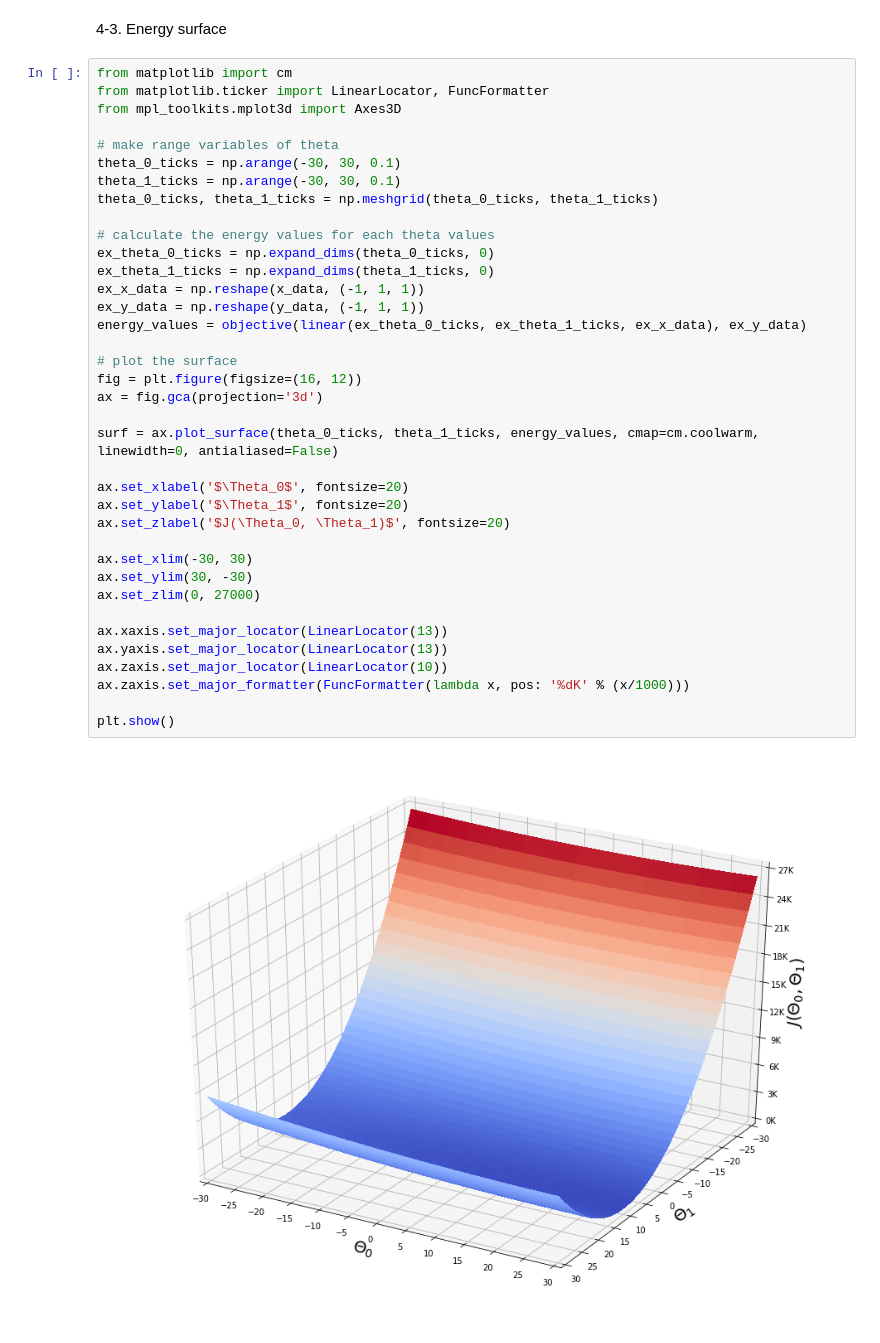
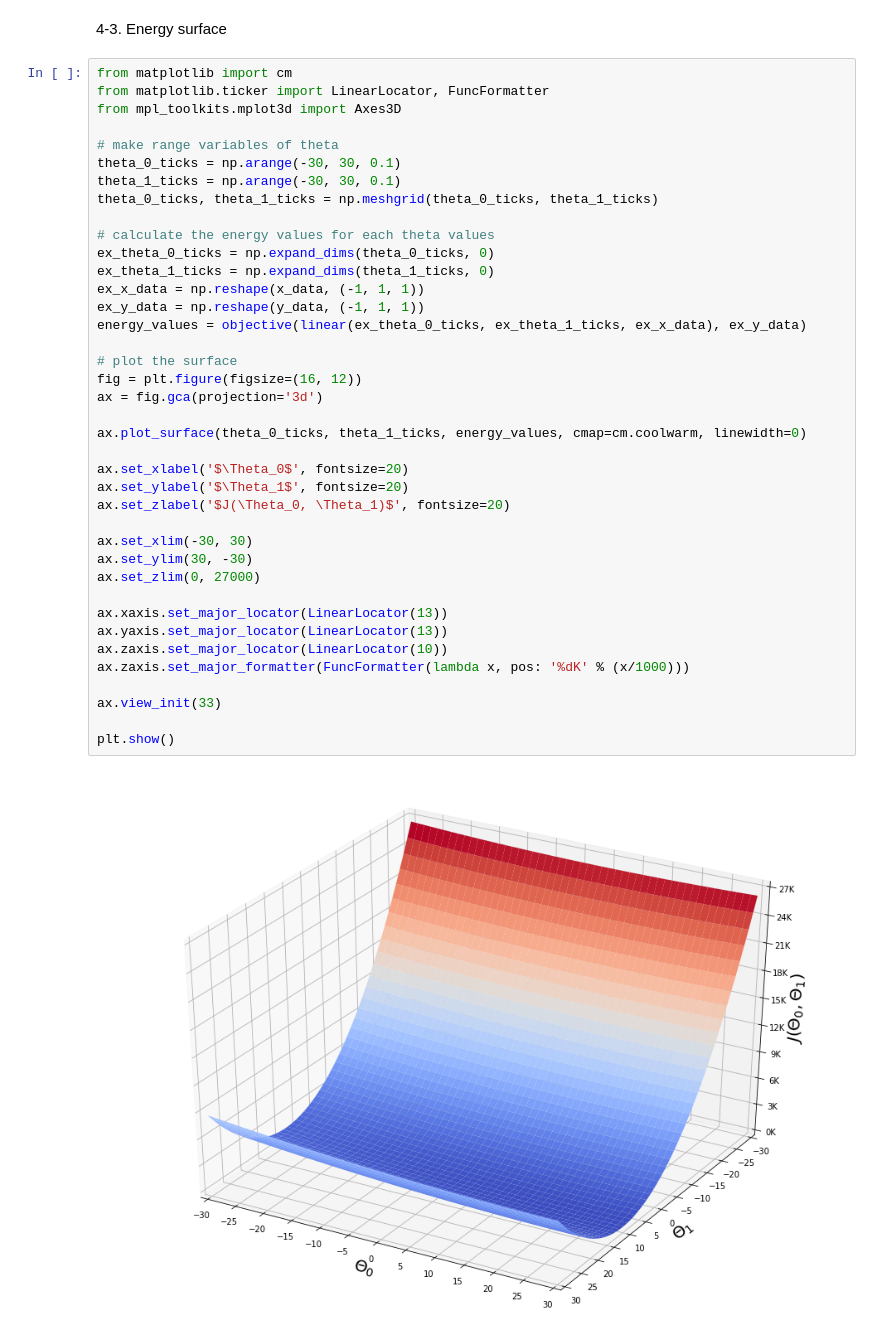
Before and after one commit to ihooni/class-MachineLearning, a Jupyter notebook: 03/assignment-03.ipynb, the cells around one changed output. Drawn from its saved outputs; the diff is of its cells as text.

```diff
--- a/03/assignment-03.ipynb
+++ b/03/assignment-03.ipynb
@@ -104,32 +104,34 @@ theta_0_ticks = np.arange(-30, 30, 0.1)
 theta_1_ticks = np.arange(-30, 30, 0.1)
 theta_0_ticks, theta_1_ticks = np.meshgrid(theta_0_ticks, theta_1_ticks)
 
 # calculate the energy values for each theta values
 ex_theta_0_ticks = np.expand_dims(theta_0_ticks, 0)
 ex_theta_1_ticks = np.expand_dims(theta_1_ticks, 0)
 ex_x_data = np.reshape(x_data, (-1, 1, 1))
 ex_y_data = np.reshape(y_data, (-1, 1, 1))
 energy_values = objective(linear(ex_theta_0_ticks, ex_theta_1_ticks, ex_x_data), ex_y_data)
 
 # plot the surface
 fig = plt.figure(figsize=(16, 12))
 ax = fig.gca(projection='3d')
 
-surf = ax.plot_surface(theta_0_ticks, theta_1_ticks, energy_values, cmap=cm.coolwarm, linewidth=0, antialiased=False)
+ax.plot_surface(theta_0_ticks, theta_1_ticks, energy_values, cmap=cm.coolwarm, linewidth=0)
 
 ax.set_xlabel('$\Theta_0$', fontsize=20)
 ax.set_ylabel('$\Theta_1$', fontsize=20)
 ax.set_zlabel('$J(\Theta_0, \Theta_1)$', fontsize=20)
 
 ax.set_xlim(-30, 30)
 ax.set_ylim(30, -30)
 ax.set_zlim(0, 27000)
 
 ax.xaxis.set_major_locator(LinearLocator(13))
 ax.yaxis.set_major_locator(LinearLocator(13))
 ax.zaxis.set_major_locator(LinearLocator(10))
 ax.zaxis.set_major_formatter(FuncFormatter(lambda x, pos: '%dK' % (x/1000)))
 
+ax.view_init(33)
+
 plt.show()
 # %% [output]
-[figure, old version]
+[figure, new version]
```
Also changed, not shown: parts of 3 cells of this notebook.
